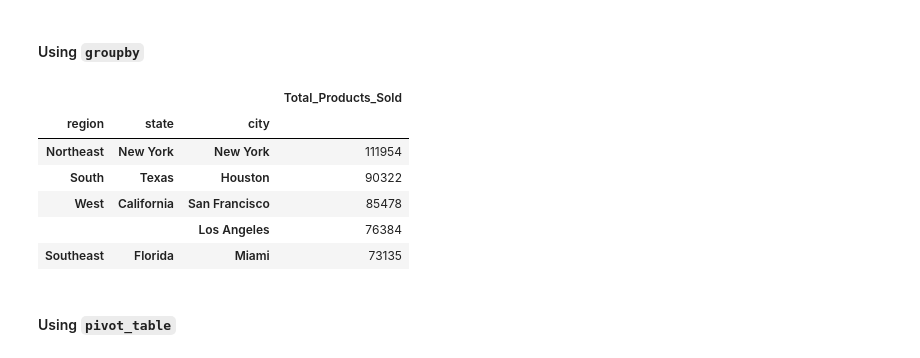
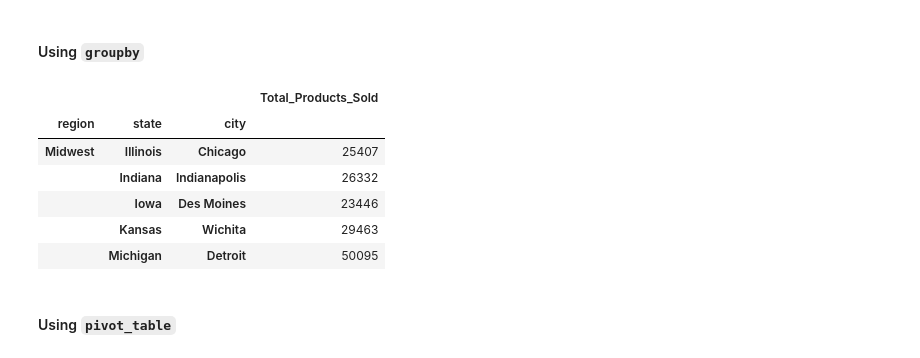
Before and after one commit to chelseyellen/athletic_sales_analysis, a Jupyter notebook: Starter_Code/athletic_sales_analysis.ipynb, the cells around one changed output. Cells and saved outputs as stored; diff of their text form; code cells hidden in the pictures.

```diff
--- a/Starter_Code/athletic_sales_analysis.ipynb
+++ b/Starter_Code/athletic_sales_analysis.ipynb
@@ -202,17 +202,19 @@ memory usage: 979.5+ KB
 # %%
 # Show the number products sold for region, state, and city.
 # Rename the sum to "Total_Products_Sold".
-
-
+# Not sure what is wrong with this one - need help on Monday
+sales_concat_products_sold = sales_concat.groupby(['region', 'state', 'city']).agg({'units_sold': 'sum'})
+df_renamed = sales_concat_products_sold.rename(columns={'units_sold':'Total_Products_Sold'})
 # Show the top 5 results.
+df_renamed.head(5)
 # %% [output]
 |  |  |  | Total_Products_Sold |
 | region | state | city |  |
-| Northeast | New York | New York | 111954 |
-| South | Texas | Houston | 90322 |
-| West | California | San Francisco | 85478 |
-|  |  | Los Angeles | 76384 |
-| Southeast | Florida | Miami | 73135 |
+| Midwest | Illinois | Chicago | 25407 |
+|  | Indiana | Indianapolis | 26332 |
+|  | Iowa | Des Moines | 23446 |
+|  | Kansas | Wichita | 29463 |
+|  | Michigan | Detroit | 50095 |
 # %% [markdown]
 #### Using `pivot_table`
 # %%
```
